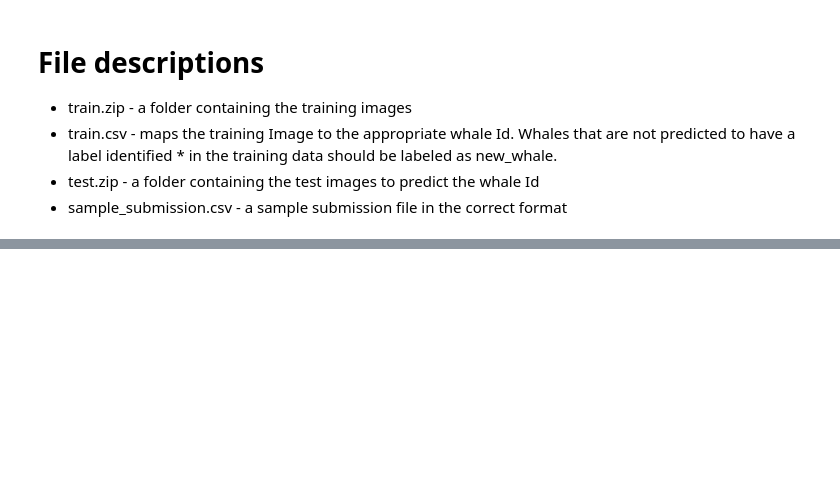
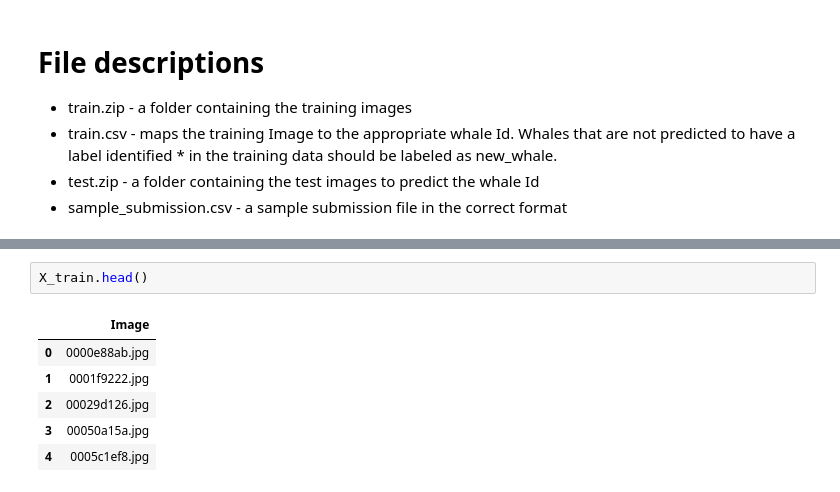
Before and after one commit to AngelV129/Whales-kaggle-data, a Jupyter notebook: Whales_project.ipynb, the cells around one changed output, grey strips where cells are left out. Drawn from its saved outputs; the diff is of its cells as text; blank space fills up the shorter version.

```diff
--- a/Whales_project.ipynb
+++ b/Whales_project.ipynb
@@ -49,0 +125,9 @@ for idx, img in enumerate(np.random.choice(train_imgs, 12)):
+# %%
+X_train.head()
+# %% [output]
+|  | Image |
+| 0 | 0000e88ab.jpg |
+| 1 | 0001f9222.jpg |
+| 2 | 00029d126.jpg |
+| 3 | 00050a15a.jpg |
+| 4 | 0005c1ef8.jpg |
```
Also changed, not shown: parts of 10 cells of this notebook.
